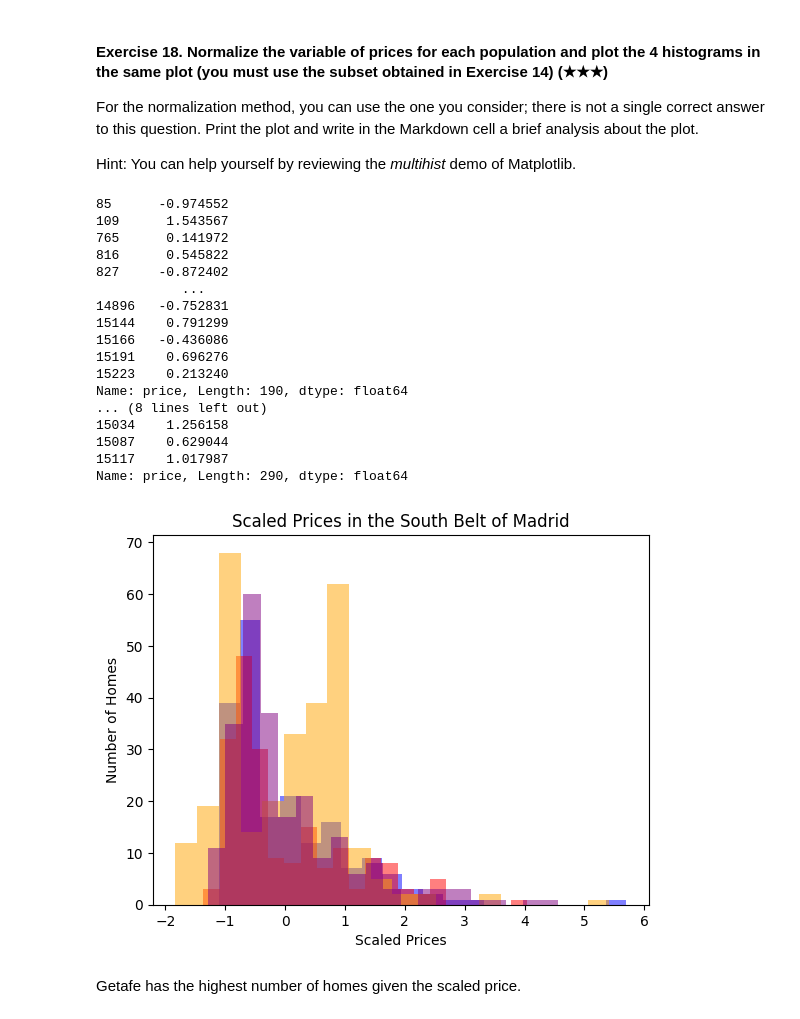
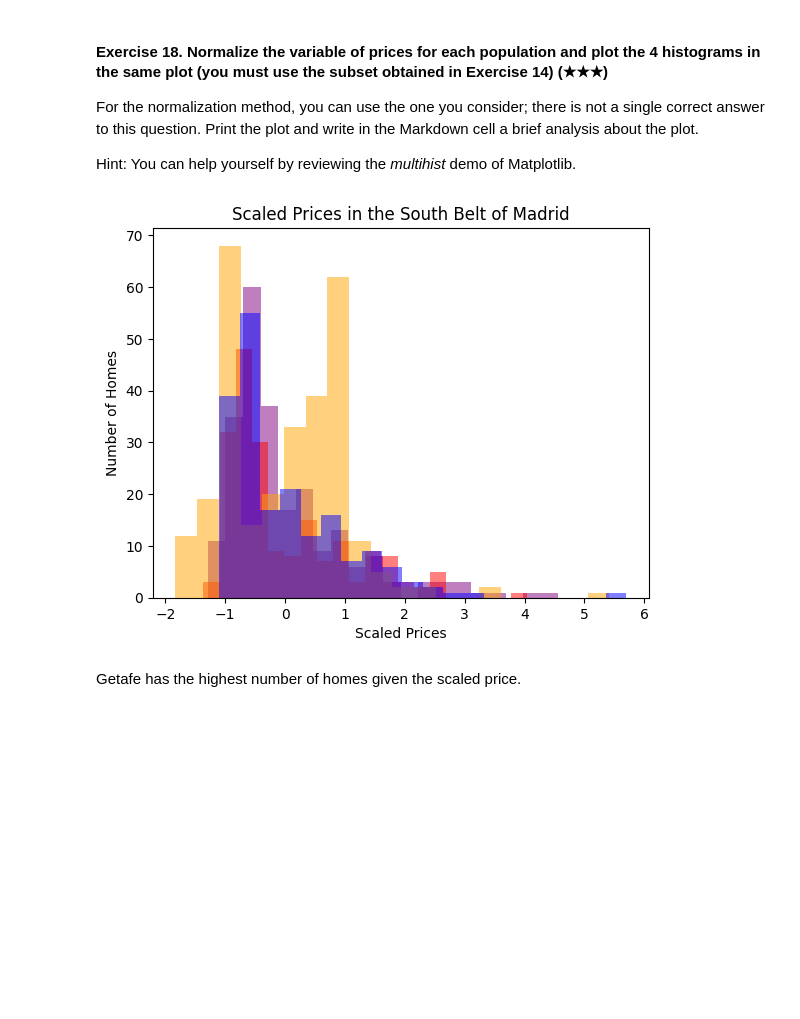
Before and after one commit to Dansah2/realestate-datacleanup-exercise, a Jupyter notebook: project.ipynb, the cells around one changed output. Saved outputs shown, nothing was run; the diff lists cells and outputs as text; code cells hidden in the pictures; blank space fills up the shorter version.

```diff
--- a/project.ipynb
+++ b/project.ipynb
@@ -147,0 +168,4 @@ Initial dataframe dimentions: (15335, 37); Dataframe after deletions (0, 37)
+# %%
+ds = ds.drop(columns=["zipCode", "customZone", "level6", "level8"])
+
+ds.columns
@@ -360,41 +378,21 @@ Hint: You can help yourself by reviewing the *multihist* demo of Matplotlib.
 # %%
 # ["Fuenlabrada", "Leganés", "Getafe", "Alcorcón"]
 
 norm_prices = sb_madrid.groupby('level5')['price'].apply(
     lambda x: (x - x.mean()) / x.std())
 
+regions = ["Fuenlabrada", "Leganés", "Getafe", "Alcorcón"]
+colors = ['purple', 'red', 'orange', 'blue']
 
-print(norm_prices["Alcorcón"])
-print(norm_prices["Getafe"])
-
-plt.hist(norm_prices["Alcorcón"], bins=20, alpha=0.5, label="Alcorcón", color='blue')
-plt.hist(norm_prices["Leganés"], bins=20, alpha=0.5, label="Leganés", color='red')
-plt.hist(norm_prices["Getafe"], bins=20, alpha=0.5, label="Getafe", color='orange')
-plt.hist(norm_prices["Fuenlabrada"], bins=20, alpha=0.5, label="Fuenlabrada", color='purple')
+for x, y in zip(regions, colors):
+    plt.hist(norm_prices[x], bins=20, alpha=0.5, label=x, color=y)
 
 plt.xlabel('Scaled Prices')
 plt.ylabel('Number of Homes')
 plt.title('Scaled Prices in the South Belt of Madrid')
 plt.show()
 # %% [output]
-85      -0.974552
-109      1.543567
-765      0.141972
-816      0.545822
-827     -0.872402
-           ...
-14896   -0.752831
-15144    0.791299
-15166   -0.436086
-15191    0.696276
-15223    0.213240
-Name: price, Length: 190, dtype: float64
-... (8 lines left out)
-15034    1.256158
-15087    0.629044
-15117    1.017987
-Name: price, Length: 290, dtype: float64
-[figure, old version]
+[figure, new version]
 # %% [markdown]
 Getafe has the highest number of homes given the scaled price.
 # %% [markdown]
```
Also changed, not shown: parts of 7 cells of this notebook.
